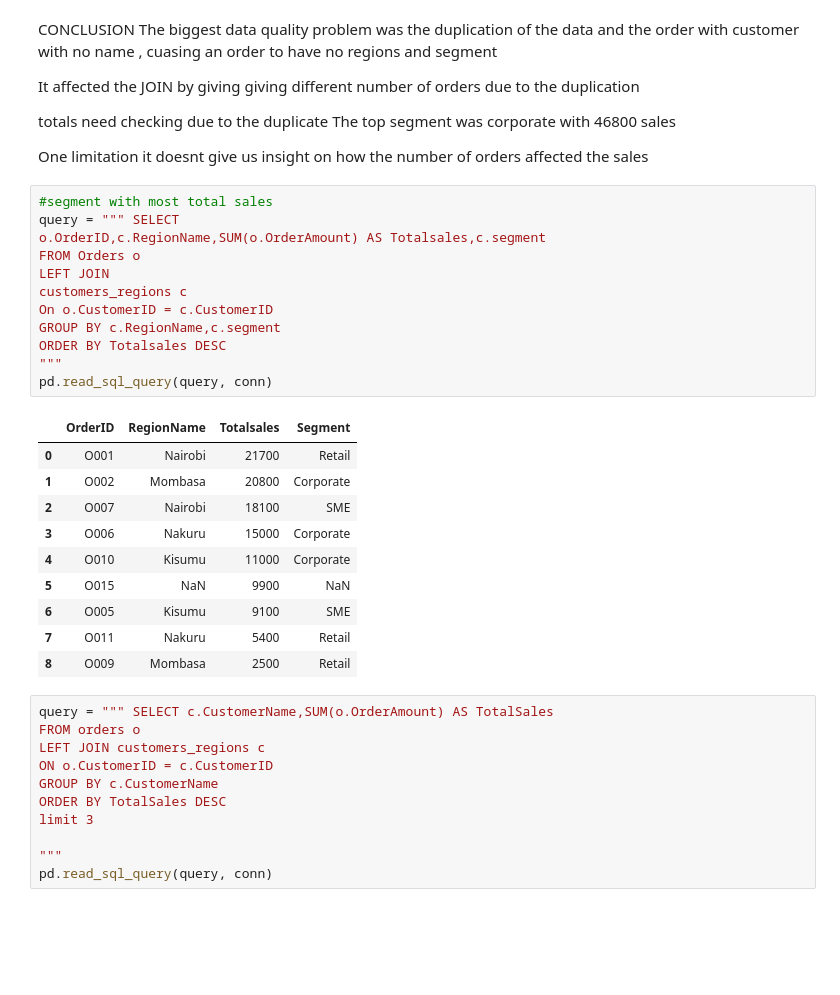
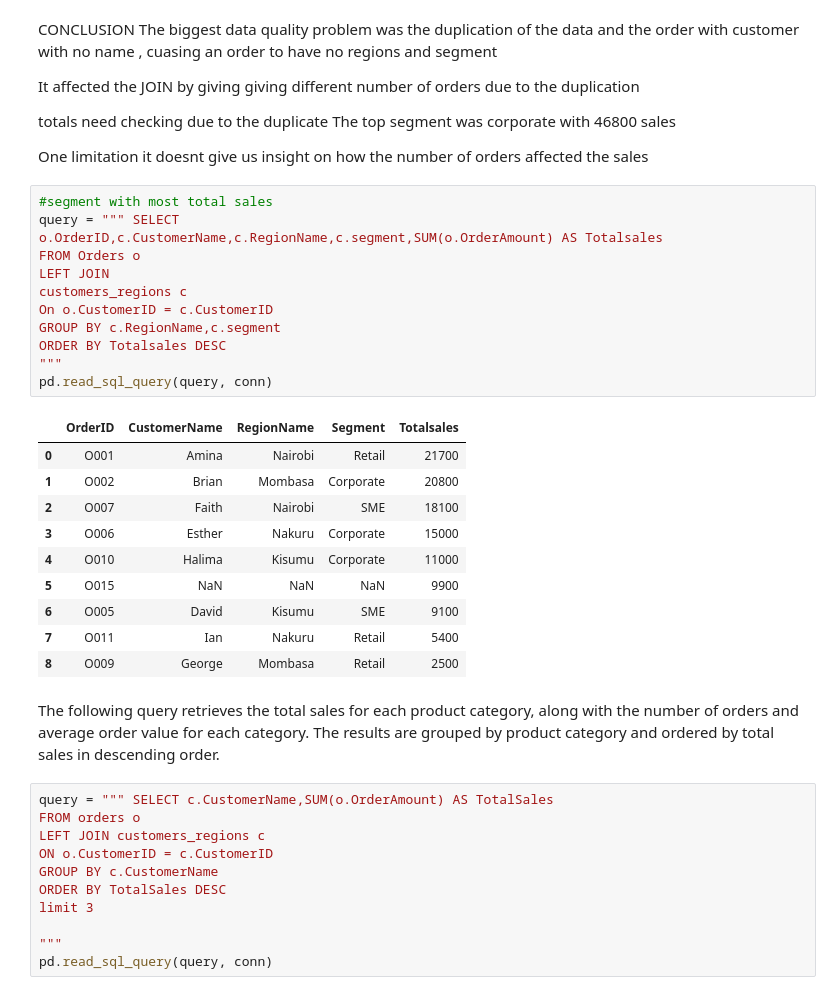
Before and after one commit to sylvainenzo/DSA2050-Week2-674139, a Jupyter notebook: DSA2050_Week2_SQL_Lab.ipynb, the cells around one changed output. Cells and saved outputs as stored; diff of their text form; blank space fills up the shorter version.

```diff
--- a/DSA2050_Week2_SQL_Lab.ipynb
+++ b/DSA2050_Week2_SQL_Lab.ipynb
@@ -455,26 +455,28 @@ One limitation it doesnt give us insight on how the number of orders affected th
 # %%
 #segment with most total sales
 query = """ SELECT
-o.OrderID,c.RegionName,SUM(o.OrderAmount) AS Totalsales,c.segment
+o.OrderID,c.CustomerName,c.RegionName,c.segment,SUM(o.OrderAmount) AS Totalsales
 FROM Orders o
 LEFT JOIN
 customers_regions c
 On o.CustomerID = c.CustomerID
 GROUP BY c.RegionName,c.segment
 ORDER BY Totalsales DESC
 """
 pd.read_sql_query(query, conn)
 # %% [output]
-|  | OrderID | RegionName | Totalsales | Segment |
-| 0 | O001 | Nairobi | 21700 | Retail |
-| 1 | O002 | Mombasa | 20800 | Corporate |
-| 2 | O007 | Nairobi | 18100 | SME |
-| 3 | O006 | Nakuru | 15000 | Corporate |
-| 4 | O010 | Kisumu | 11000 | Corporate |
-| 5 | O015 | NaN | 9900 | NaN |
-| 6 | O005 | Kisumu | 9100 | SME |
-| 7 | O011 | Nakuru | 5400 | Retail |
-| 8 | O009 | Mombasa | 2500 | Retail |
+|  | OrderID | CustomerName | RegionName | Segment | Totalsales |
+| 0 | O001 | Amina | Nairobi | Retail | 21700 |
+| 1 | O002 | Brian | Mombasa | Corporate | 20800 |
+| 2 | O007 | Faith | Nairobi | SME | 18100 |
+| 3 | O006 | Esther | Nakuru | Corporate | 15000 |
+| 4 | O010 | Halima | Kisumu | Corporate | 11000 |
+| 5 | O015 | NaN | NaN | NaN | 9900 |
+| 6 | O005 | David | Kisumu | SME | 9100 |
+| 7 | O011 | Ian | Nakuru | Retail | 5400 |
+| 8 | O009 | George | Mombasa | Retail | 2500 |
+# %% [markdown]
+The following query retrieves the total sales for each product category, along with the number of orders and average order value for each category. The results are grouped by product category and ordered by total sales in descending order.
 # %%
 query = """ SELECT c.CustomerName,SUM(o.OrderAmount) AS TotalSales
 FROM orders o
```
Also changed, not shown: parts of 1 cell of this notebook.
